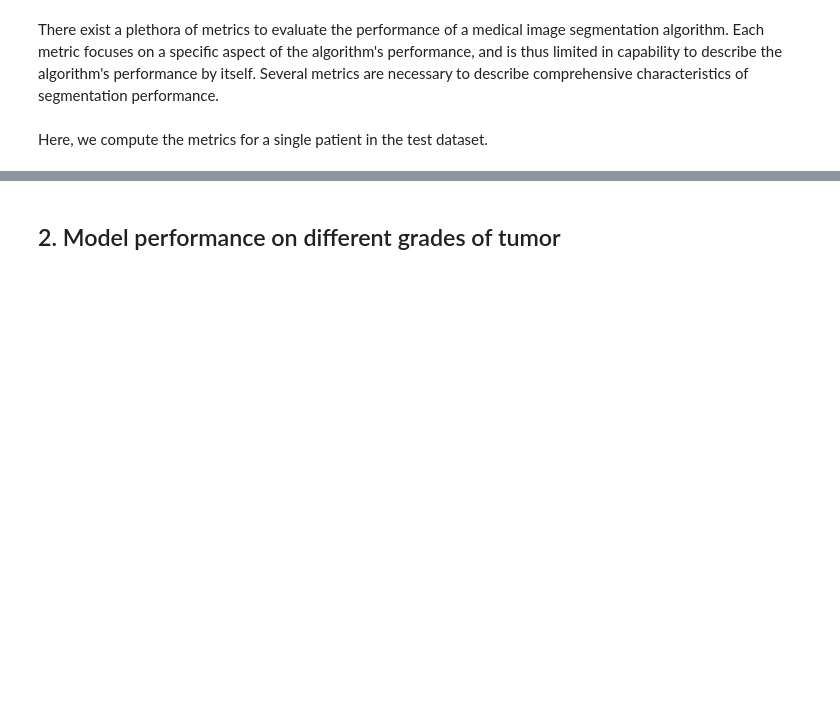
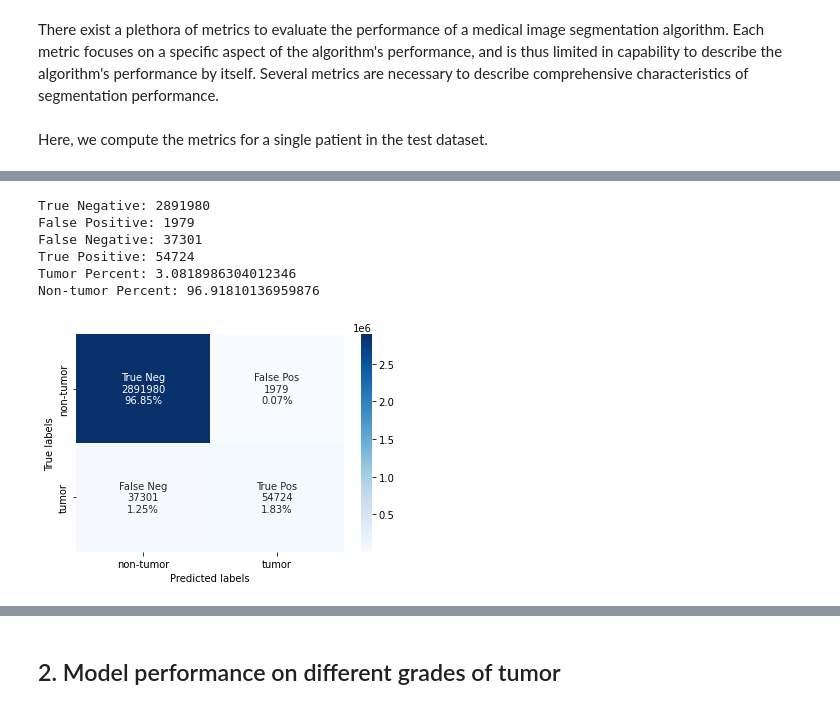
Before and after one commit to comp-hci-lab/BDSI_2022_ML, a Jupyter notebook: solution/03_Model_Evaluation_Solution.ipynb, the cells around one changed output, grey strips where cells are left out. Drawn from its saved outputs; the diff is of its cells as text; code cells hidden in the pictures; blank space fills up the shorter version.

```diff
--- a/solution/03_Model_Evaluation_Solution.ipynb
+++ b/solution/03_Model_Evaluation_Solution.ipynb
@@ -131,4 +115,12 @@ y_pred = (y_prob > .5).astype(int)   #predicted binary label
 # %%
 metrics = Metrics(patient)
-metrics.confusion_matrix(plot=True)
+m1,v1, = metrics.confusion_matrix(plot=True, verbose=True)
+# %% [output]
+True Negative: 2891980
+False Positive: 1979
+False Negative: 37301
+True Positive: 54724
+Tumor Percent: 3.0818986304012346
+Non-tumor Percent: 96.91810136959876
+[figure, added]
 # %%
```
Also changed, not shown: parts of 25 cells of this notebook, 5 other files.
